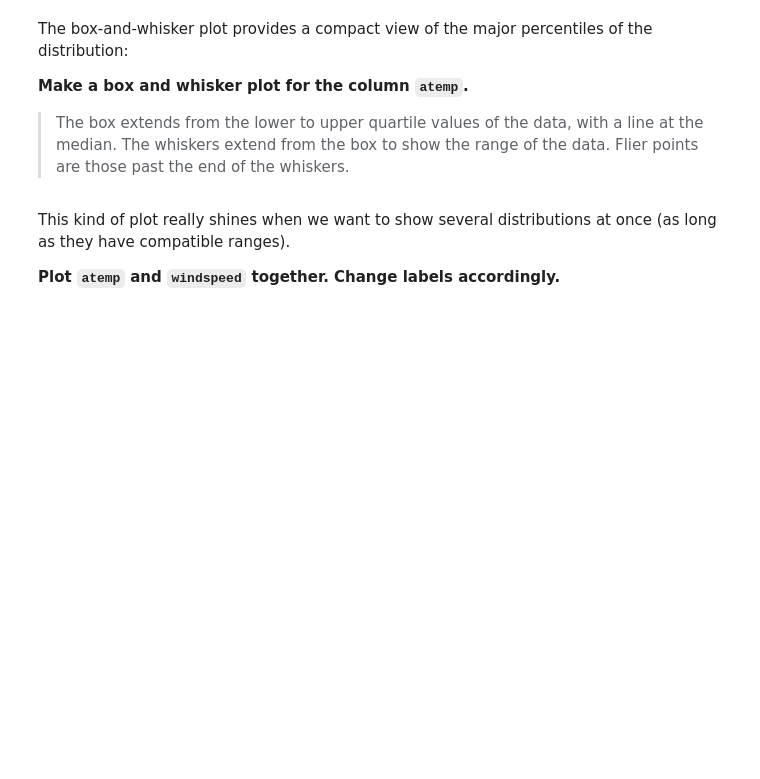
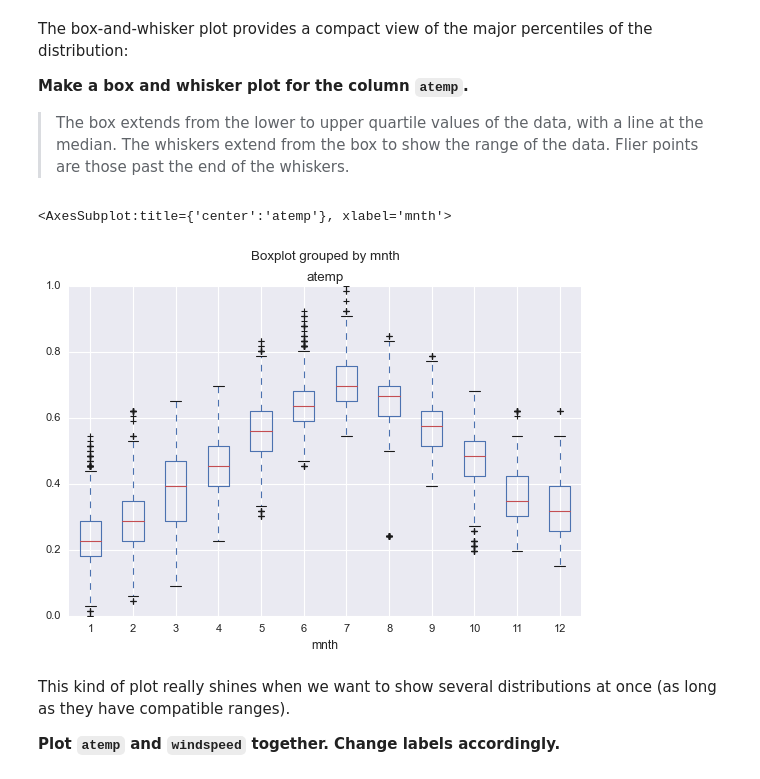
Before and after one commit to NPHansen/DS_AI, a Jupyter notebook: Lab 2/IOD_Lab 2.1.2.ipynb, the cells around one changed output. Drawn from its saved outputs; the diff is of its cells as text; code cells hidden in the pictures; blank space fills up the shorter version.

```diff
--- a/Lab 2/IOD_Lab 2.1.2.ipynb
+++ b/Lab 2/IOD_Lab 2.1.2.ipynb
@@ -80,3 +157,9 @@ upper quartile values of the data, with a line at the median. The whiskers exten
+# %%
+#ANSWER
+bikes.boxplot(column='atemp', by='mnth')
+# %% [output]
+<AxesSubplot:title={'center':'atemp'}, xlabel='mnth'>
+[figure, added]
 # %% [markdown]
 This kind of plot really shines when we want to show several distributions at once (as long as they have compatible ranges).
 
```
Also changed, not shown: parts of 66 cells of this notebook, 3 other files.
